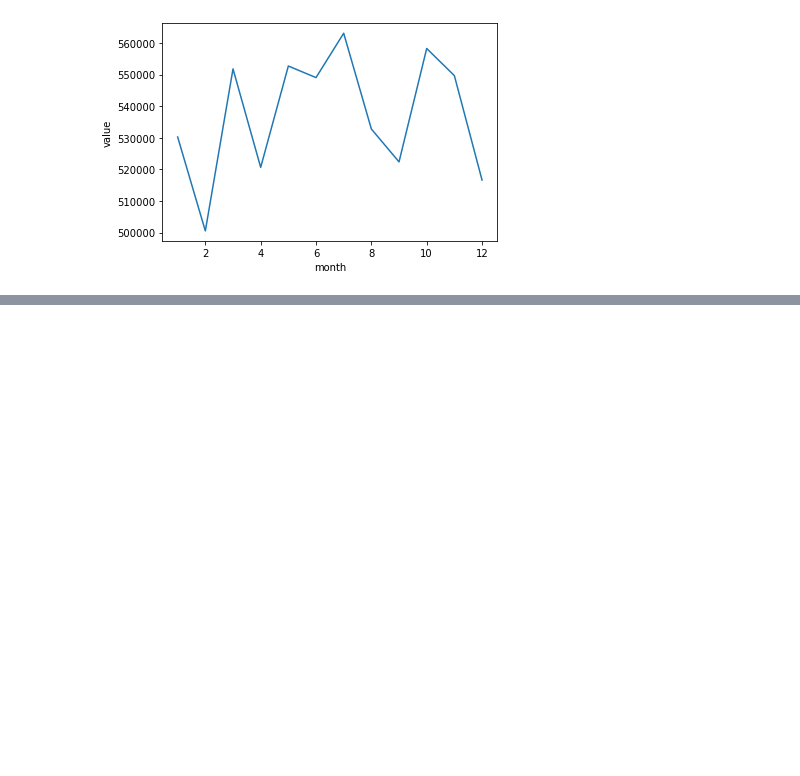
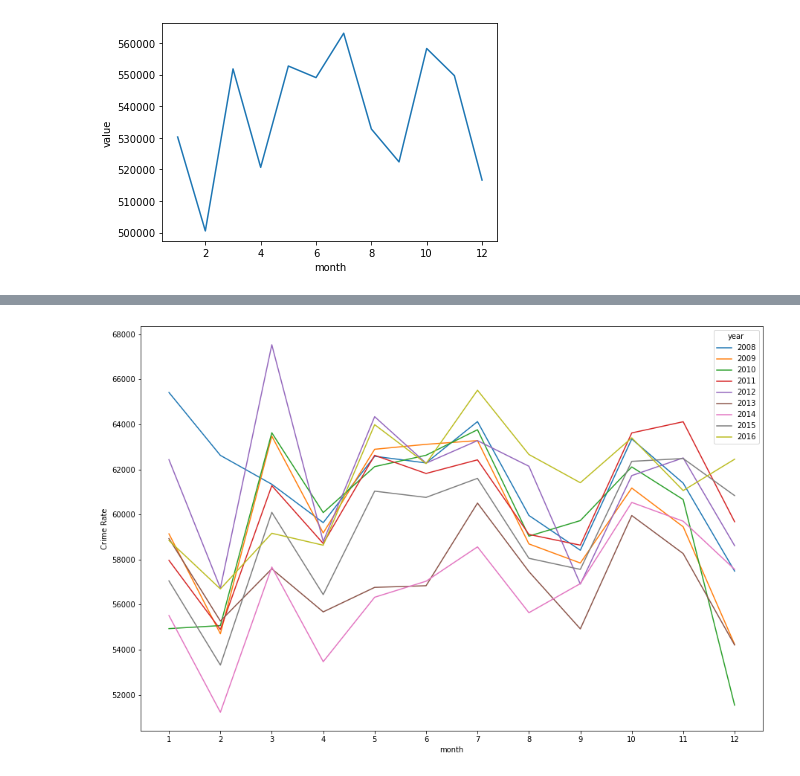
Before and after one commit to dineshh912/london-crime-data-visualization, a Jupyter notebook: london-crime-data-visualiztion.ipynb, the cells around one changed output, grey strips where cells are left out. Saved outputs shown, nothing was run; the diff lists cells and outputs as text; code cells hidden in the pictures; blank space fills up the shorter version.

```diff
--- a/london-crime-data-visualiztion.ipynb
+++ b/london-crime-data-visualiztion.ipynb
@@ -243,0 +245,3 @@ sns.scatterplot(data=month_sum, x="month", y="value")
+# %%
+year_month_df = df[['year', 'month', 'value']]
+year_month_df.reset_index()
@@ -243,0 +262,2 @@ sns.scatterplot(data=month_sum, x="month", y="value")
+# %%
+df_pivot_table = pd.pivot_table(year_month_df, values='value' ,index=['month'],columns=['year'],aggfunc=np.sum)
@@ -243,0 +274,5 @@ sns.scatterplot(data=month_sum, x="month", y="value")
+# %%
+ax = df_pivot_table.plot(xticks=df_pivot_table.index, figsize=(15, 10))
+ylab = ax.set_ylabel('Crime Rate')
+# %% [output]
+[figure, added]
```
Also changed, not shown: parts of 30 cells of this notebook.
